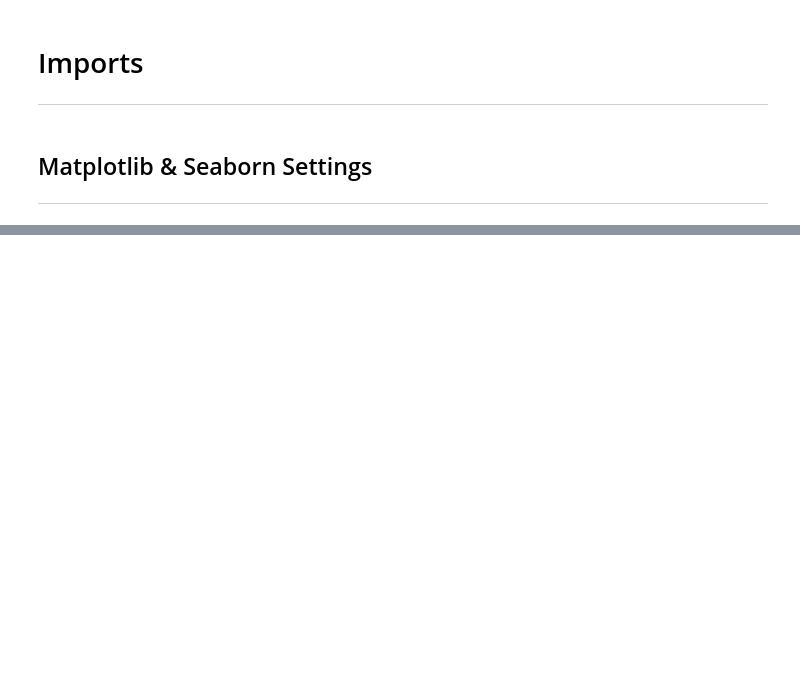
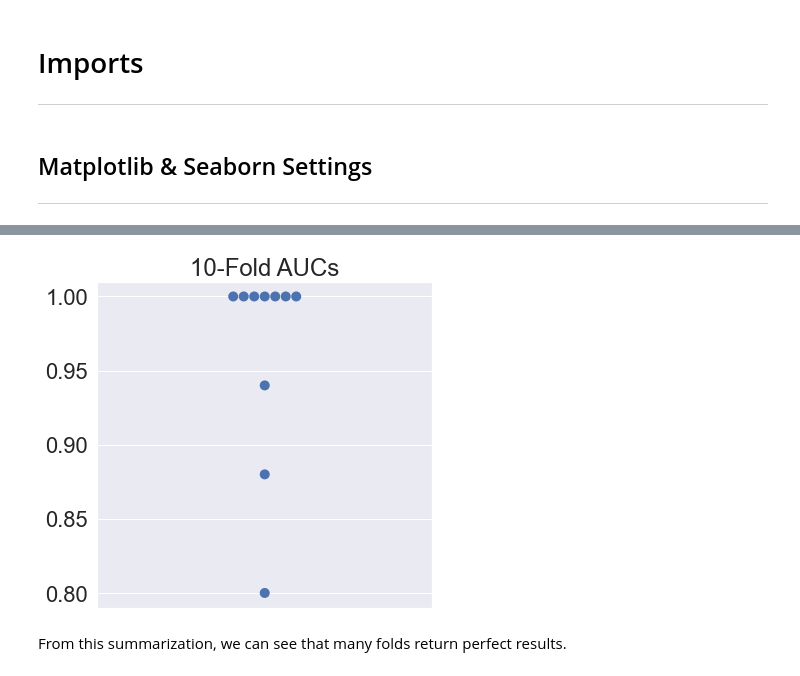
Before and after one commit to sminerport/academic-website, a Jupyter notebook: content/notebooks/ROC-curves.ipynb, the cells around one changed output, grey strips where cells are left out. Drawn from its saved outputs; the diff is of its cells as text; code cells hidden in the pictures; blank space fills up the shorter version.

```diff
--- a/content/notebooks/ROC-curves.ipynb
+++ b/content/notebooks/ROC-curves.ipynb
@@ -500,0 +186,14 @@ round(avg, 4)
+# %%
+# Cross-validated AUCs on strip plot
+model = KNeighborsClassifier(3)
+cv_auc = cross_val_score(
+    model, iris.data, iris.target == 1, scoring='roc_auc', cv=10)
+
+fig, ax = plt.subplots(1, 1, figsize=(6, 6))
+ax = sns.swarmplot(y=cv_auc, size=10.0)
+ax.set_title('10-Fold AUCs')
+plt.show()
+# %% [output]
+[figure, added]
+# %% [markdown]
+From this summarization, we can see that many folds return perfect results.
```
Also changed, not shown: parts of 30 cells of this notebook, 25 other files.
